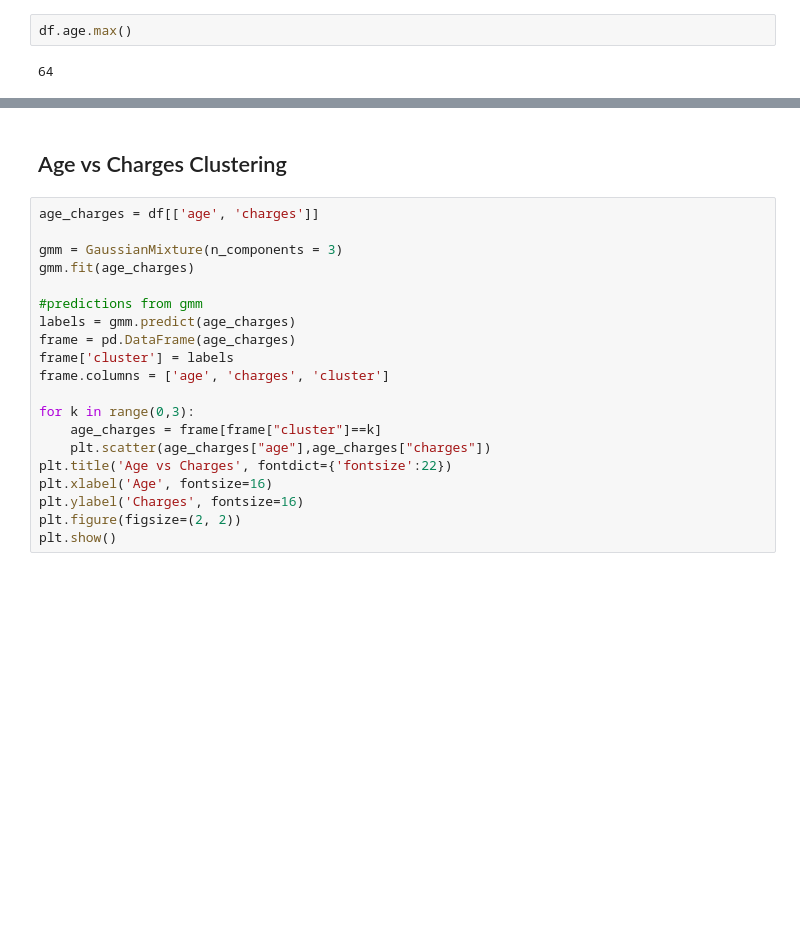
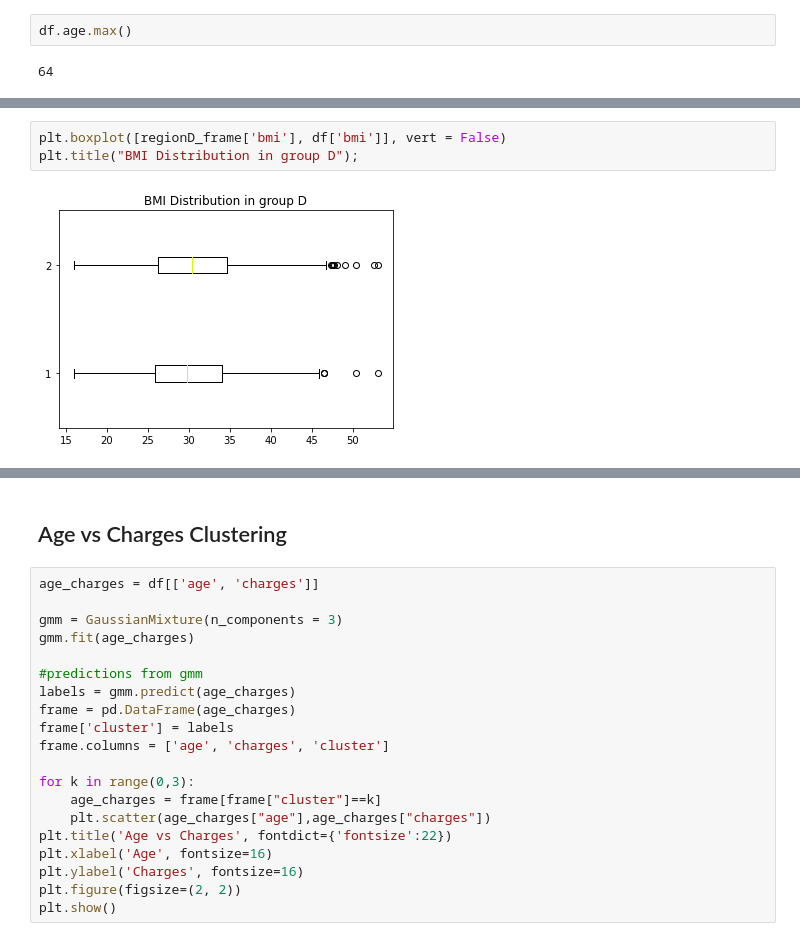
Before and after one commit to Injoker645/Inter-University-Big-Data-Challenge-2022, a Jupyter notebook: Inusrance Groups Clusters.ipynb, the cells around one changed output, grey strips where cells are left out. Cells and saved outputs as stored; diff of their text form; blank space fills up the shorter version.

```diff
--- a/Inusrance Groups Clusters.ipynb
+++ b/Inusrance Groups Clusters.ipynb
@@ -258,0 +275,5 @@ regionD_frame
+# %%
+plt.boxplot([regionD_frame['bmi'], df['bmi']], vert = False)
+plt.title("BMI Distribution in group D");
+# %% [output]
+[figure, added]
```
Also changed, not shown: parts of 16 cells of this notebook.
